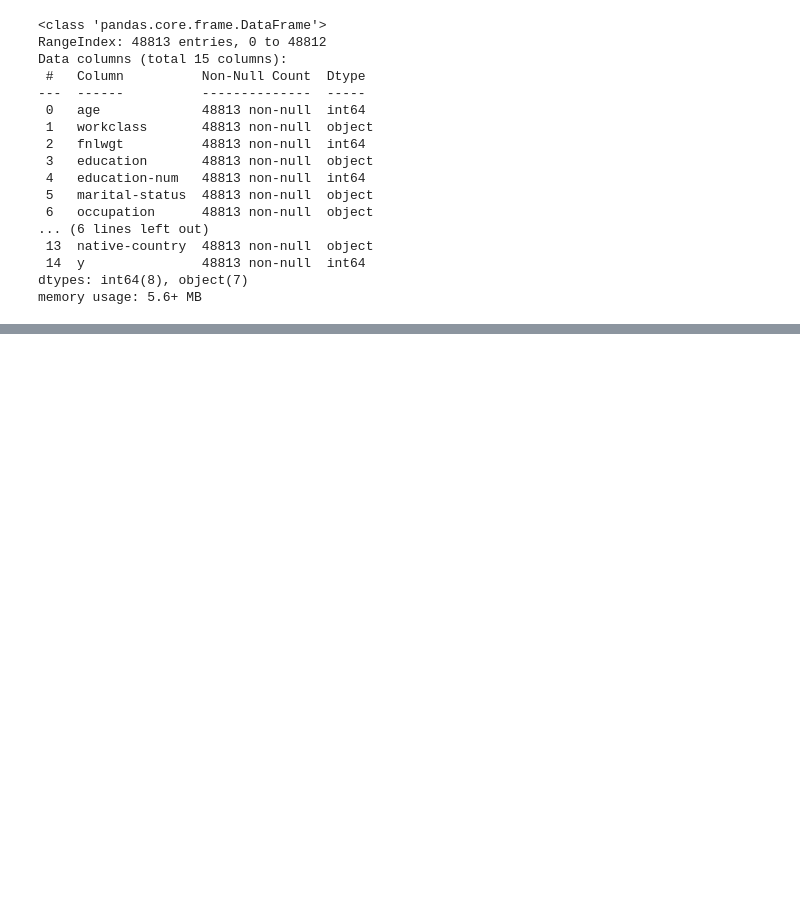
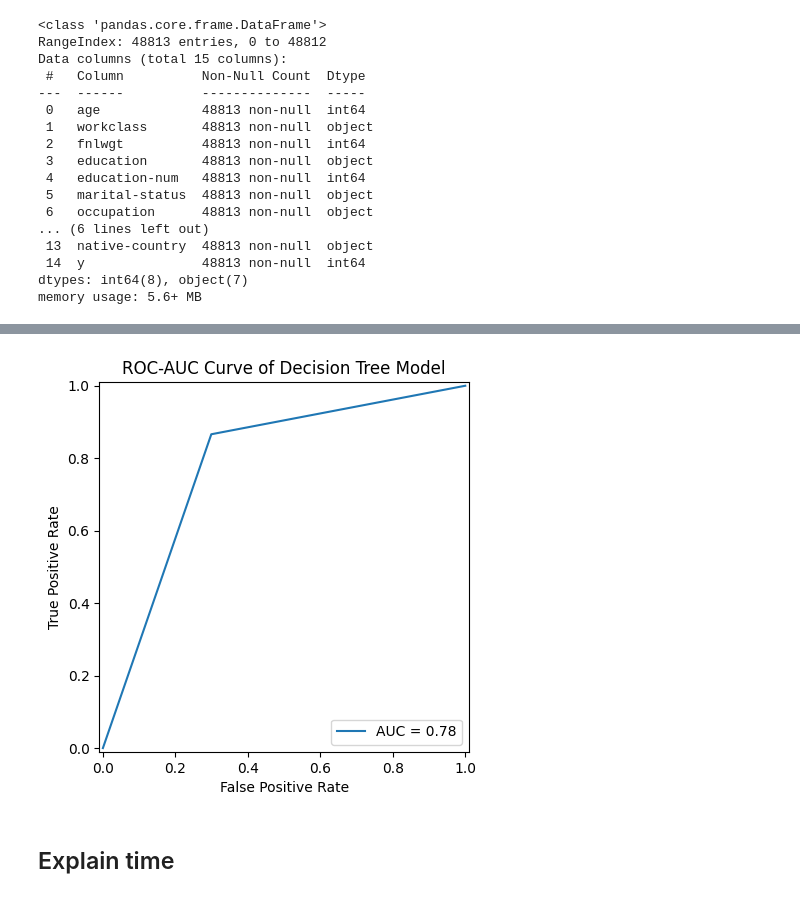
Before and after one commit to kristofwillen/datascience-engie-dssl25, a Jupyter notebook: 1-eda.ipynb, the cells around one changed output, grey strips where cells are left out. Drawn from its saved outputs; the diff is of its cells as text; code cells hidden in the pictures; blank space fills up the shorter version.

```diff
--- a/1-eda.ipynb
+++ b/1-eda.ipynb
@@ -625,0 +641,8 @@ display(df)
+# %%
+from sklearn.model_selection import train_test_split
+
+# Training time
+X = df.drop('y', axis=1)
+y = df['y']
+
+X_train, X_val, y_train, y_val = train_test_split(X, y, test_size=0.2, random_state=1970)
@@ -625,0 +737,14 @@ display(df)
+# %%
+fpr, tpr, tresholds = roc_curve(y_val, dt_pred)
+roc_auc = auc(fpr, tpr)
+display = RocCurveDisplay(
+    fpr=fpr,
+    tpr=tpr,roc_auc=roc_auc
+)
+display.plot()
+plt.title("ROC-AUC Curve of Decision Tree Model")
+plt.show()
+# %% [output]
+[figure, added]
+# %% [markdown]
+## Explain time
```
Also changed, not shown: parts of 16 cells of this notebook.
